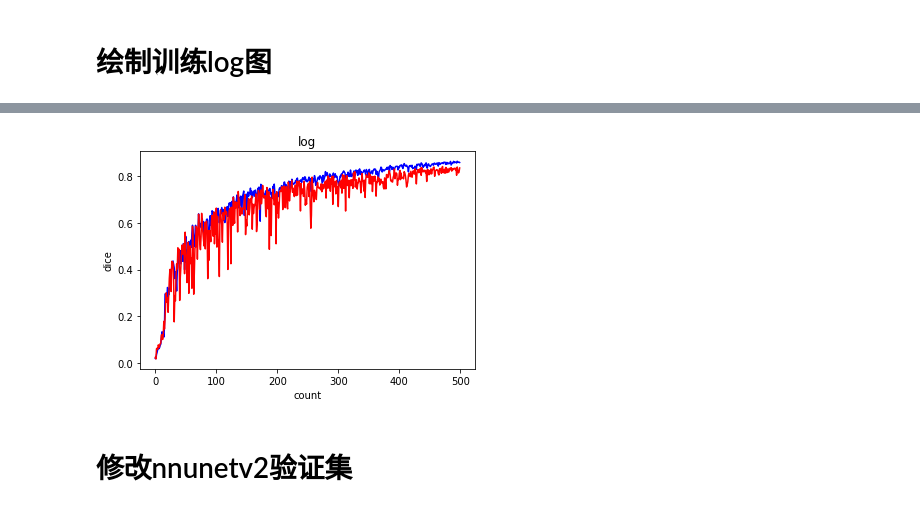
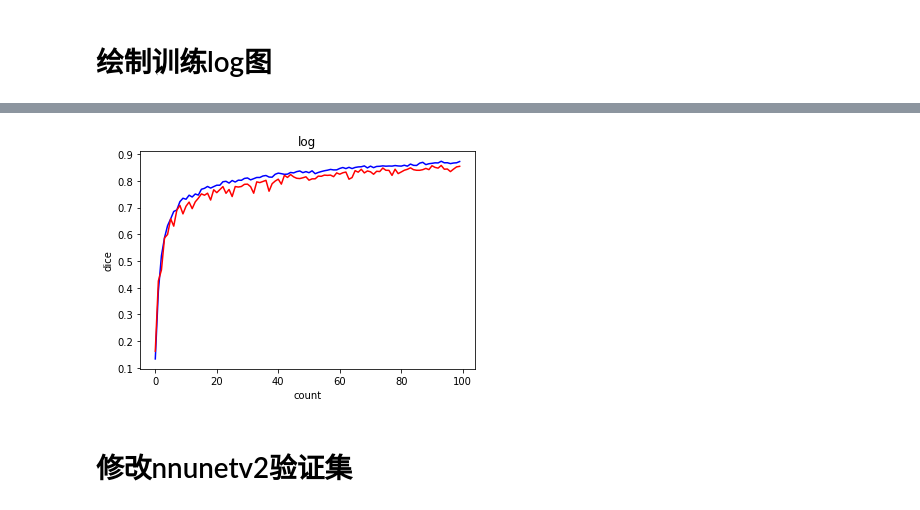
Before and after one commit to yhlujz/rl, a Jupyter notebook: rl.ipynb, the cells around one changed output, grey strips where cells are left out. Cells and saved outputs as stored; diff of their text form; code cells hidden in the pictures.

```diff
--- a/rl.ipynb
+++ b/rl.ipynb
@@ -805,7 +805,7 @@ paints(['/workspace/data/rl/log/ppo09145.log', '/workspace/data/rl/log/ppo10096.
 # %%
-paint('/workspace/data/rl/log/ppo09132.log')
+paint('/workspace/data/rl/log/ppo_step11095.log')
 # %% [output]
-[figure, old version]
+[figure, new version]
 # %% [markdown]
 # 修改nnunetv2验证集
 # %%
```
Also changed, not shown: parts of 4 cells of this notebook, 5 other files.
